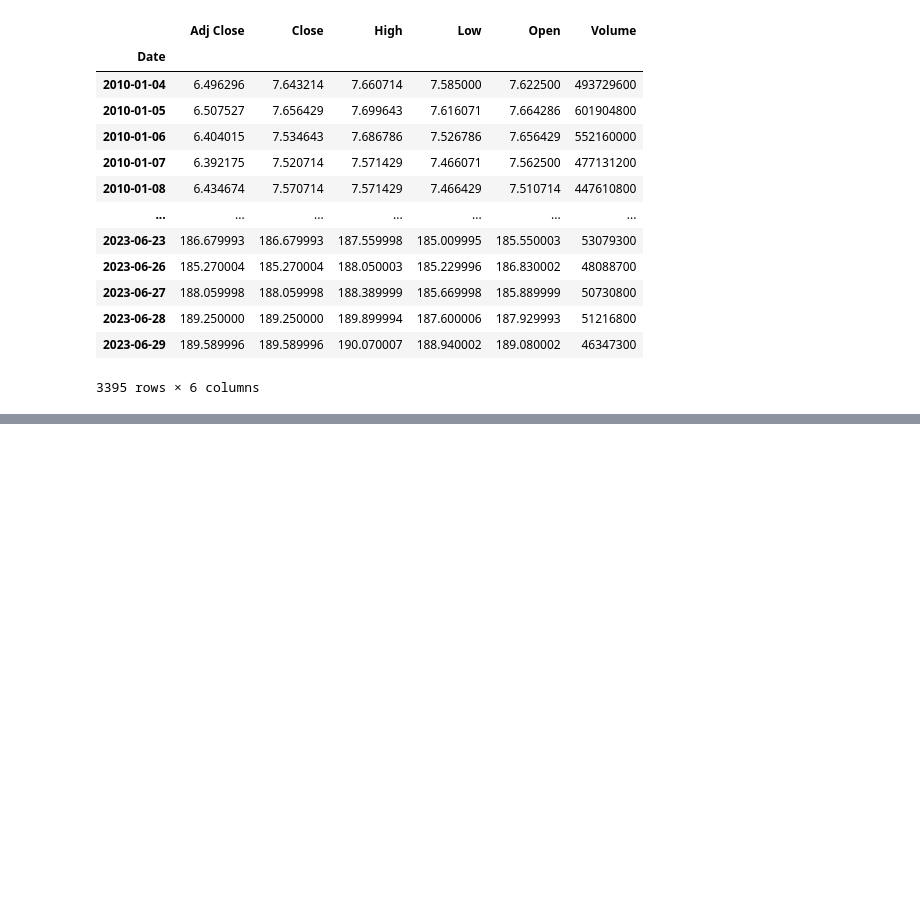
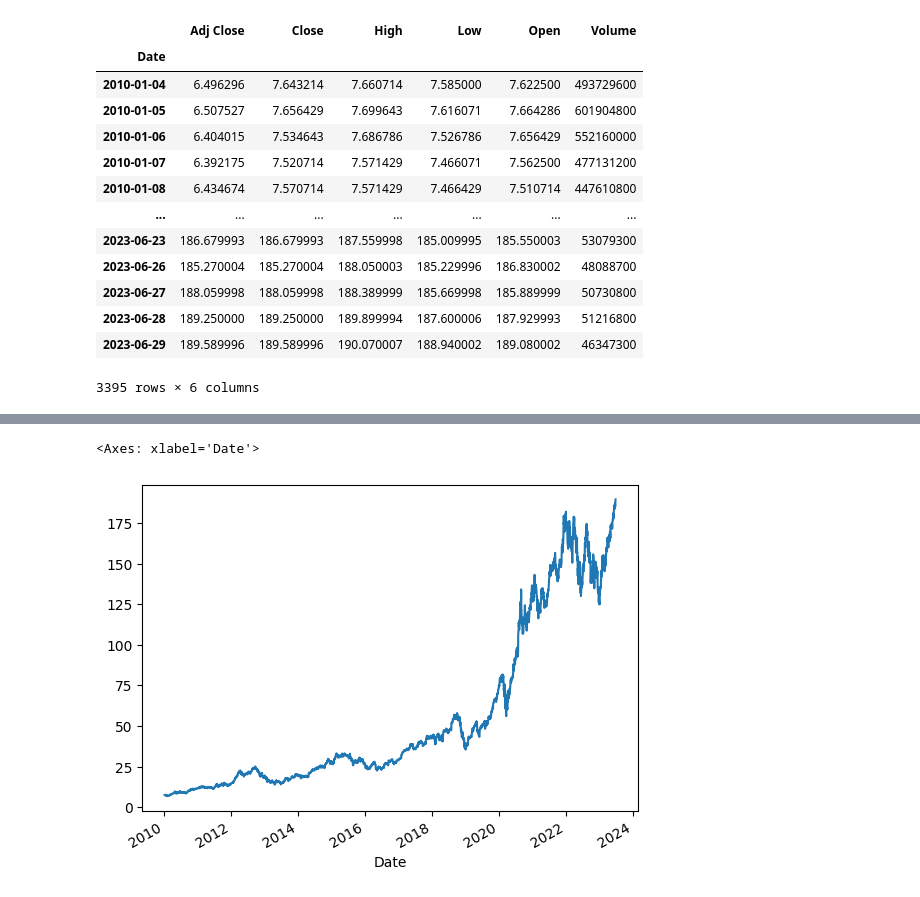
Before and after one commit to SatvikBhatnagar/Quantitative-Finance, a Jupyter notebook: 01_loading_data_and_visualizations.ipynb, the cells around one changed output, grey strips where cells are left out. Saved outputs shown, nothing was run; the diff lists cells and outputs as text; code cells hidden in the pictures; blank space fills up the shorter version.

```diff
--- a/01_loading_data_and_visualizations.ipynb
+++ b/01_loading_data_and_visualizations.ipynb
@@ -127,0 +159,10 @@ tweak_data()
+# %%
+(raw
+ .iloc[:, ::2]
+ .pipe(fix_cols)
+ .Close
+ .plot()
+ )
+# %% [output]
+<Axes: xlabel='Date'>
+[figure, added]
```
Also changed, not shown: parts of 4 cells of this notebook.
